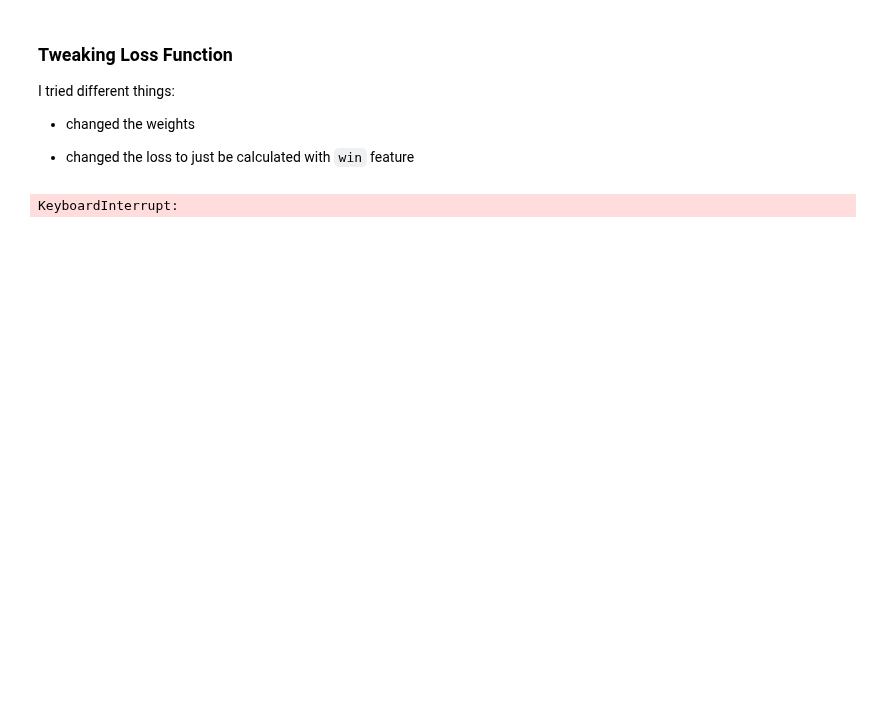
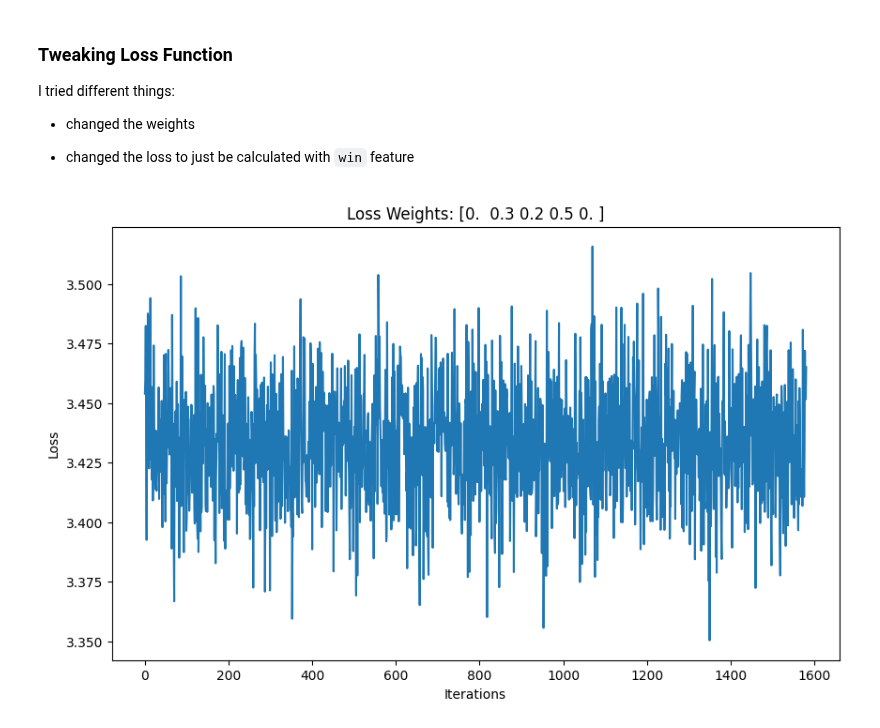
Before and after one commit to pshukl21/CollabProject, a Jupyter notebook: autoencoder.ipynb, the cells around one changed output. Drawn from its saved outputs; the diff is of its cells as text; code cells hidden in the pictures; blank space fills up the shorter version.

```diff
--- a/autoencoder.ipynb
+++ b/autoencoder.ipynb
@@ -406,10 +411,13 @@ def loss_function(prediction, pattern):
     loss = torch.dot(weights, losses)
     return loss
 # %%
+# will keep playing with these values
+# mostly for testing purposes
+
 # prepare data for batch training
-loader = DataLoader(tensor_numeric,batch_size = 32, shuffle=True)
+loader = DataLoader(tensor_numeric,batch_size = 64, shuffle=True)
 # number of training epochs
-epochs = 10
+epochs = 2
 
 iterations = epochs * len(loader)
 
@@ -419,31 +427,31 @@ losses = []
 counter = 0
 for epoch in range(1,epochs+1):
     for i, batch in enumerate(loader):
         reconstructed = model(batch.float())
         # print(f"\nRECONSTRUCTED: {reconstructed}\nRECONSTRUCTED SHAPE: {reconstructed.shape}")
         loss = loss_function(reconstructed, batch.float())
         # print(f"Batch {i} Loss: {loss.item()}")
         # zero gradients
         optimizer.zero_grad()
         # backprop
         loss.backward()
         # update weights
         optimizer.step()
         # store losses
         losses.append(loss.item())
         # store output6
         counter += 1
         output.append((epoch,loss,counter))
         if(i % 25):
             clear_output(wait=True)
             plt.figure(figsize=(10,6))
             plt.plot(losses, label='Losses')
             plt.xlabel("Iterations")
             # plt.xlim(0, iterations)
             # plt.ylim(0, 3)
             plt.ylabel("Loss")
             plt.title(f"Loss Weights: {np.array(weights.
             tolist()).round(2)}")
             plt.show()
 # %% [output]
-KeyboardInterrupt:
+[figure, added]
```
Also changed, not shown: parts of 4 cells of this notebook, 1 other file.
